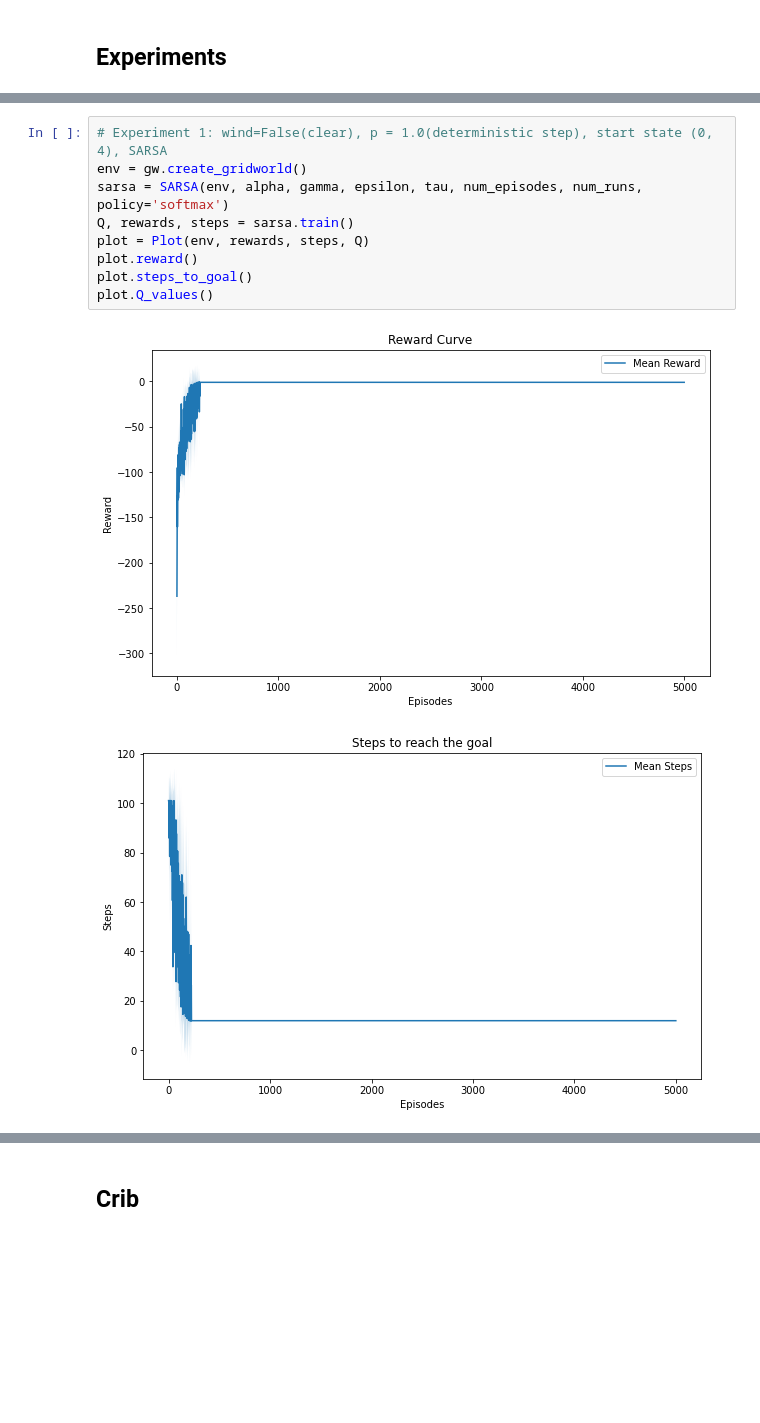
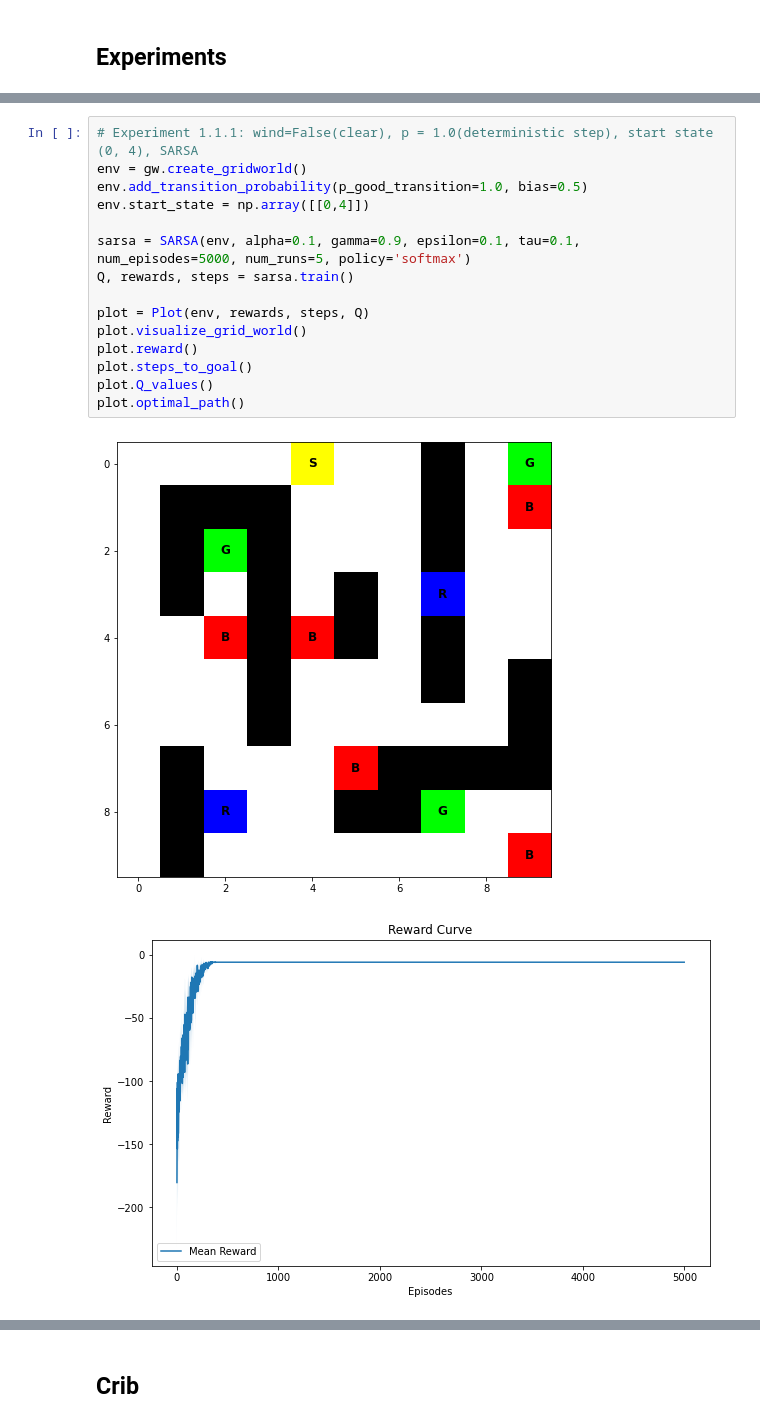
Before and after one commit to nishant-sahoo/RL_Assignments, a Jupyter notebook: Programming Assignments/PA1/notebook.ipynb, the cells around one changed output, grey strips where cells are left out. Drawn from its saved outputs; the diff is of its cells as text; blank space fills up the shorter version.

Commit message:
added visualize_path, experiments

```diff
--- a/Programming Assignments/PA1/notebook.ipynb
+++ b/Programming Assignments/PA1/notebook.ipynb
@@ -446,12 +500,18 @@ class Plot():
 # %%
-# Experiment 1: wind=False(clear), p = 1.0(deterministic step), start state (0, 4), SARSA
+# Experiment 1.1.1: wind=False(clear), p = 1.0(deterministic step), start state (0, 4), SARSA
 env = gw.create_gridworld()
-sarsa = SARSA(env, alpha, gamma, epsilon, tau, num_episodes, num_runs, policy='softmax')
+env.add_transition_probability(p_good_transition=1.0, bias=0.5)
+env.start_state = np.array([[0,4]])
+
+sarsa = SARSA(env, alpha=0.1, gamma=0.9, epsilon=0.1, tau=0.1, num_episodes=5000, num_runs=5, policy='softmax')
 Q, rewards, steps = sarsa.train()
+
 plot = Plot(env, rewards, steps, Q)
+plot.visualize_grid_world()
 plot.reward()
 plot.steps_to_goal()
 plot.Q_values()
+plot.optimal_path()
 # %% [output]
-[figure, old version]
+[figure, new version]
-[figure, old version]
+[figure, new version]
```
Also changed, not shown: parts of 17 cells of this notebook.
